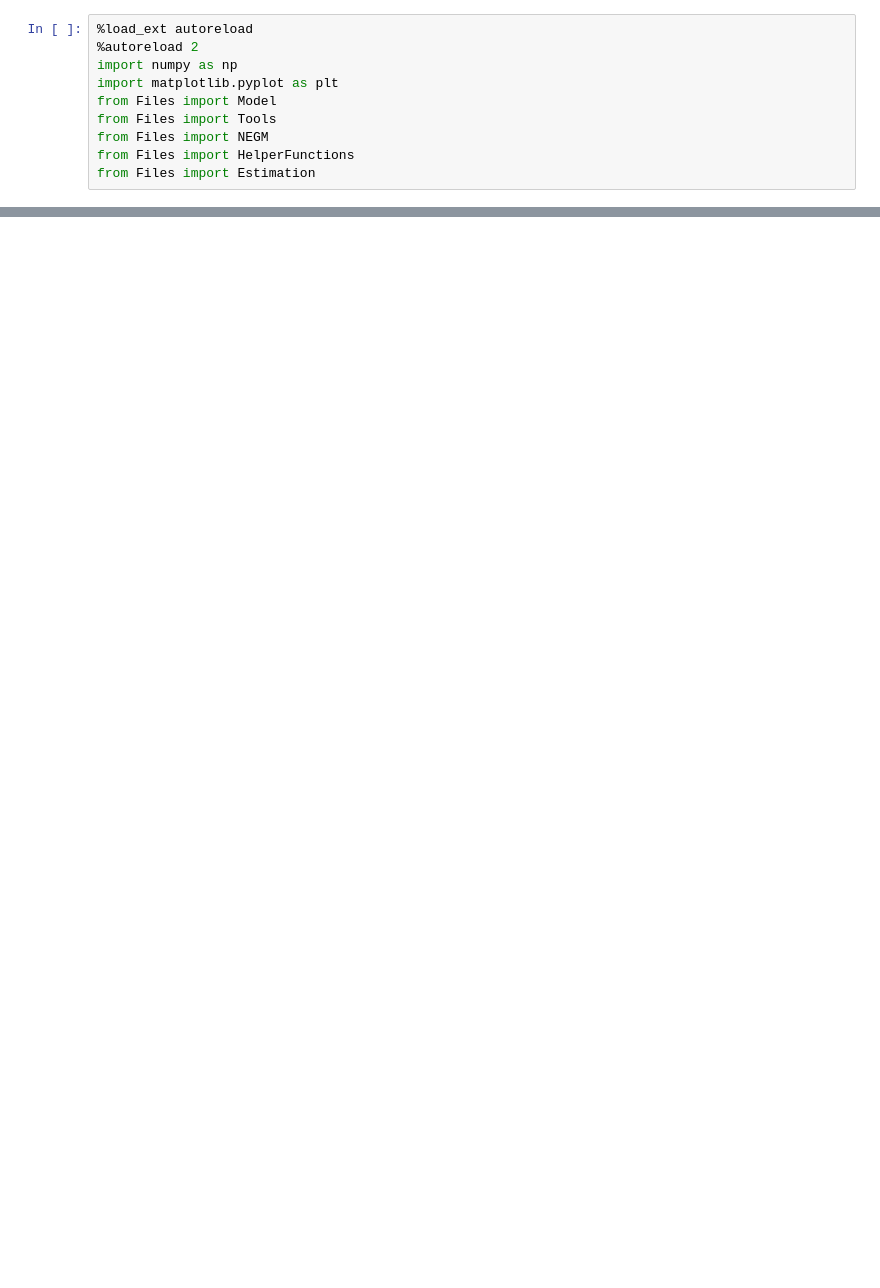
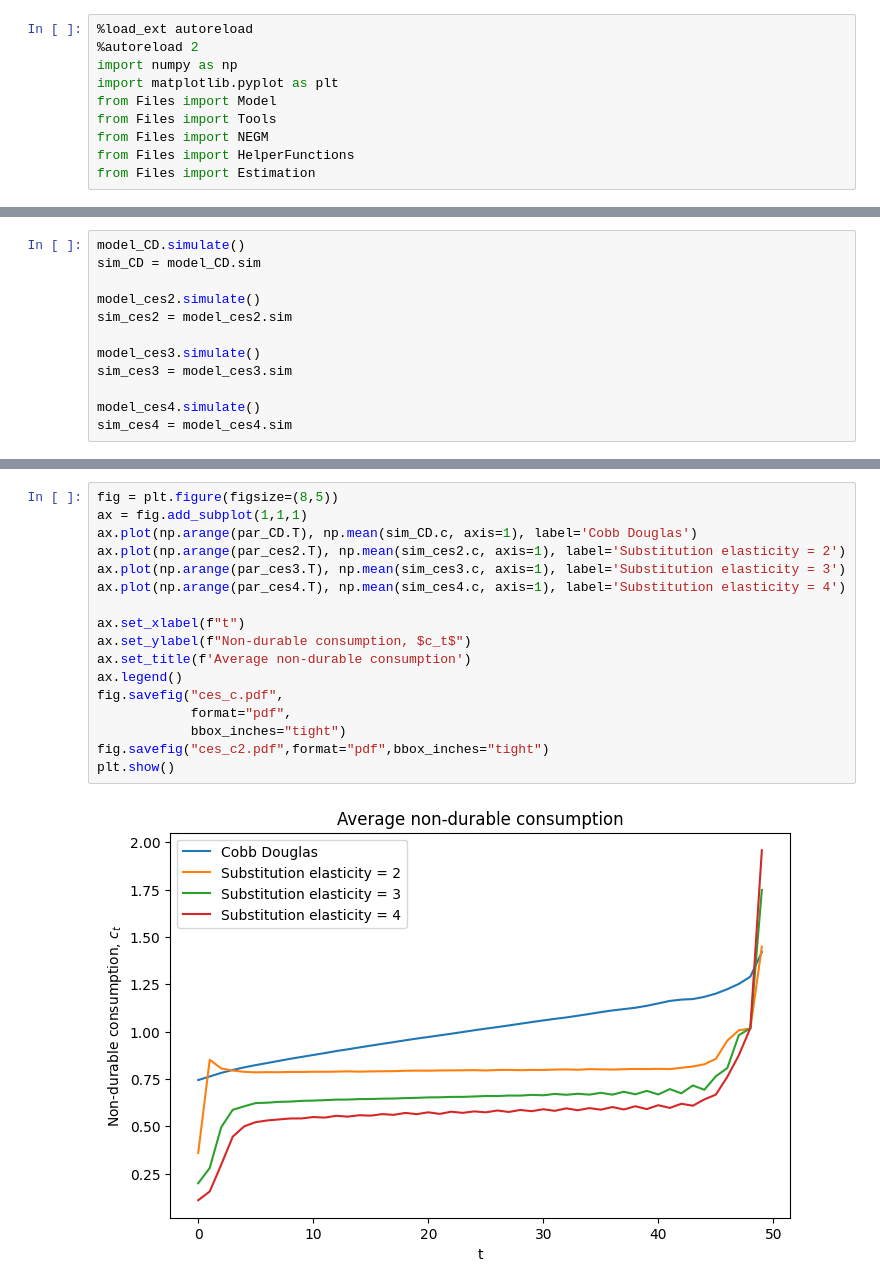
Before and after one commit to ChristofferDH/DP_CR, a Jupyter notebook: Main.ipynb, the cells around one changed output, grey strips where cells are left out. Drawn from its saved outputs; the diff is of its cells as text; blank space fills up the shorter version.

```diff
--- a/Main.ipynb
+++ b/Main.ipynb
@@ -187,0 +345,12 @@ np.mean(np.abs(sim.d - sim.n) > tol)
+# %%
+model_CD.simulate()
+sim_CD = model_CD.sim
+
+model_ces2.simulate()
+sim_ces2 = model_ces2.sim
+
+model_ces3.simulate()
+sim_ces3 = model_ces3.sim
+
+model_ces4.simulate()
+sim_ces4 = model_ces4.sim
@@ -187,0 +404,19 @@ np.mean(np.abs(sim.d - sim.n) > tol)
+# %%
+fig = plt.figure(figsize=(8,5))
+ax = fig.add_subplot(1,1,1)
+ax.plot(np.arange(par_CD.T), np.mean(sim_CD.c, axis=1), label='Cobb Douglas')
+ax.plot(np.arange(par_ces2.T), np.mean(sim_ces2.c, axis=1), label='Substitution elasticity = 2')
+ax.plot(np.arange(par_ces3.T), np.mean(sim_ces3.c, axis=1), label='Substitution elasticity = 3')
+ax.plot(np.arange(par_ces4.T), np.mean(sim_ces4.c, axis=1), label='Substitution elasticity = 4')
+
+ax.set_xlabel(f"t")
+ax.set_ylabel(f"Non-durable consumption, $c_t$")
+ax.set_title(f'Average non-durable consumption')
+ax.legend()
+fig.savefig("ces_c.pdf",
+            format="pdf",
+            bbox_inches="tight")
+fig.savefig("ces_c2.pdf",format="pdf",bbox_inches="tight")
+plt.show()
+# %% [output]
+[figure, added]
```
Also changed, not shown: parts of 35 cells of this notebook, 1 other file.
